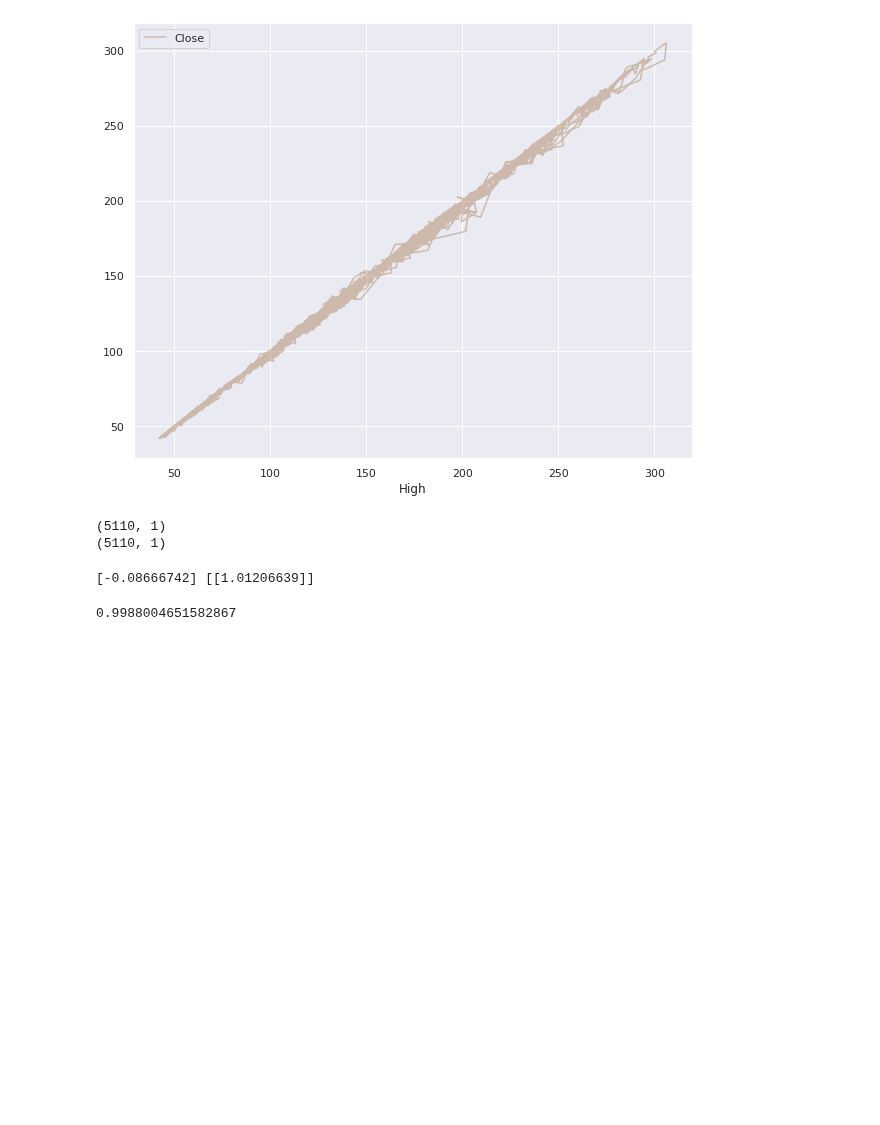
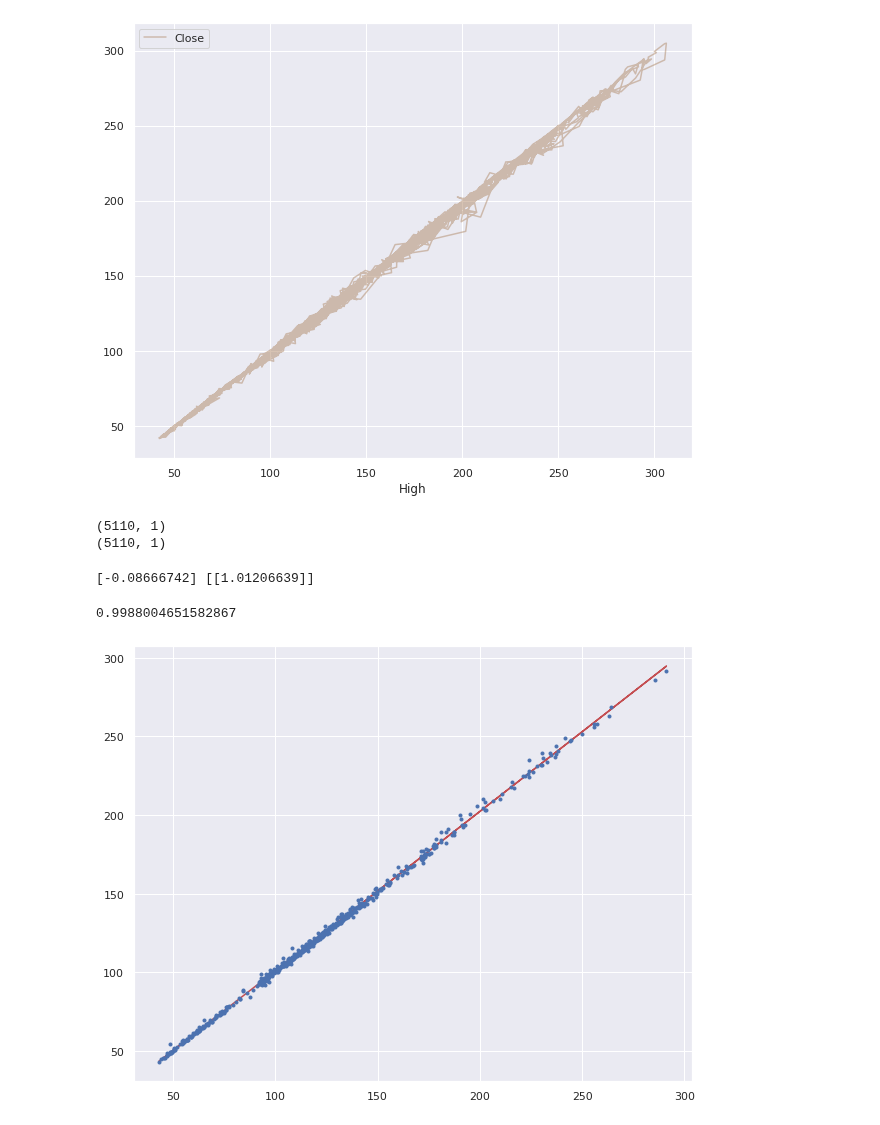
Before and after one commit to silvererudite/30-for-30-ml-projects, a Jupyter notebook: supervised/predict-coffee-stock-price-with-lin-reg.ipynb, the cells around one changed output. Saved outputs shown, nothing was run; the diff lists cells and outputs as text; code cells hidden in the pictures; blank space fills up the shorter version.

Commit message:
Day 27: Kaggle Notebook | predict coffee stock price with lin reg | Adding graph to visualize the predicted line and data

```diff
--- a/supervised/predict-coffee-stock-price-with-lin-reg.ipynb
+++ b/supervised/predict-coffee-stock-price-with-lin-reg.ipynb
@@ -116,7 +116,16 @@ lin_reg = train_linReg(X_train, y_train)
 print(lin_reg.intercept_, lin_reg.coef_)
 # %% [output]
 [-0.08666742] [[1.01206639]]
+# %%
+y_pred = lin_reg.predict(X_test)
 # %%
 lin_reg.score(X_test, y_test)
 # %% [output]
 0.9988004651582867
+# %%
+plt.plot(X_test, y_pred, "r-")
+plt.plot(X_test, y_test, "b.")
+
+plt.show()
+# %% [output]
+[figure, added]
```
